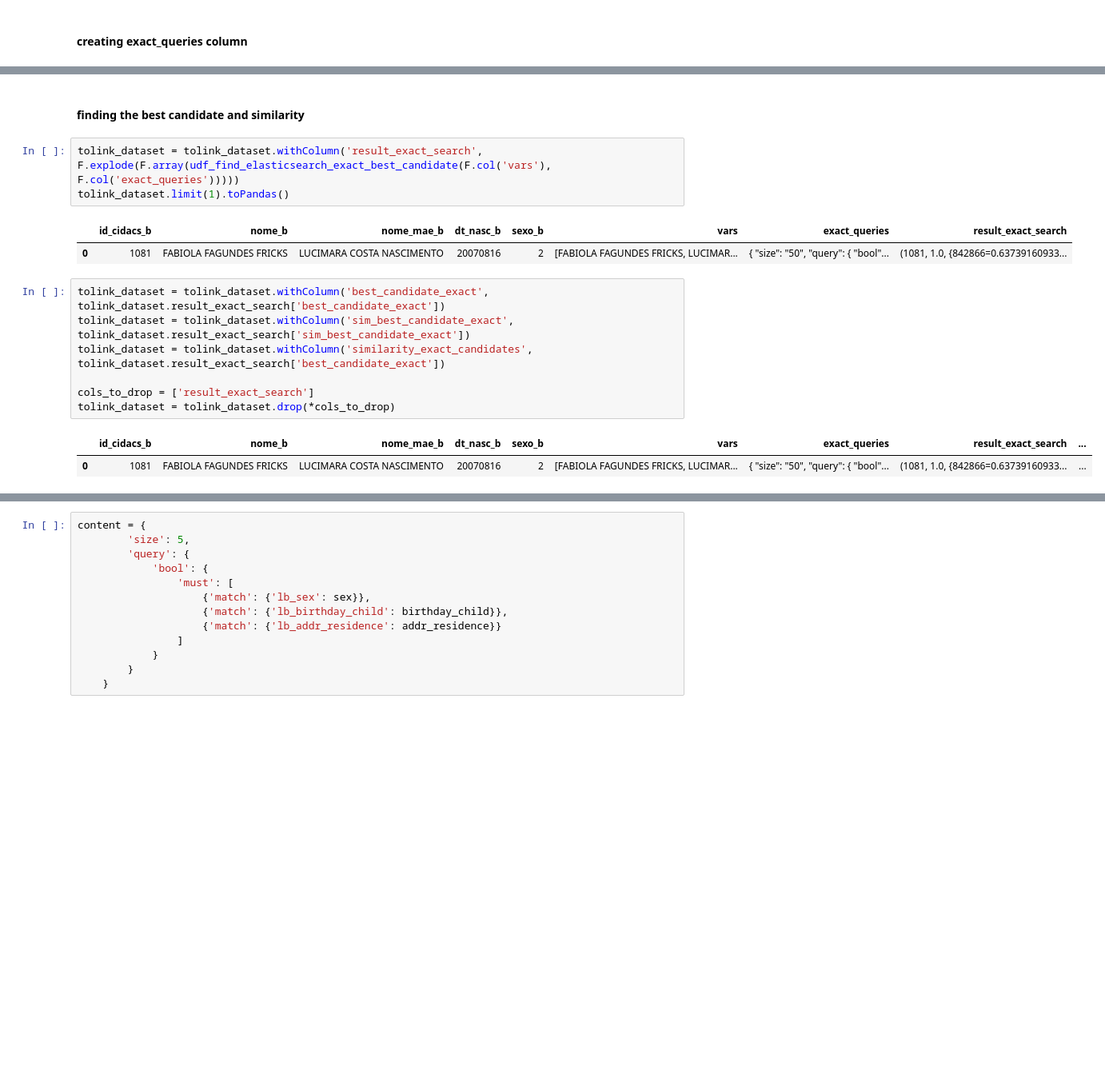
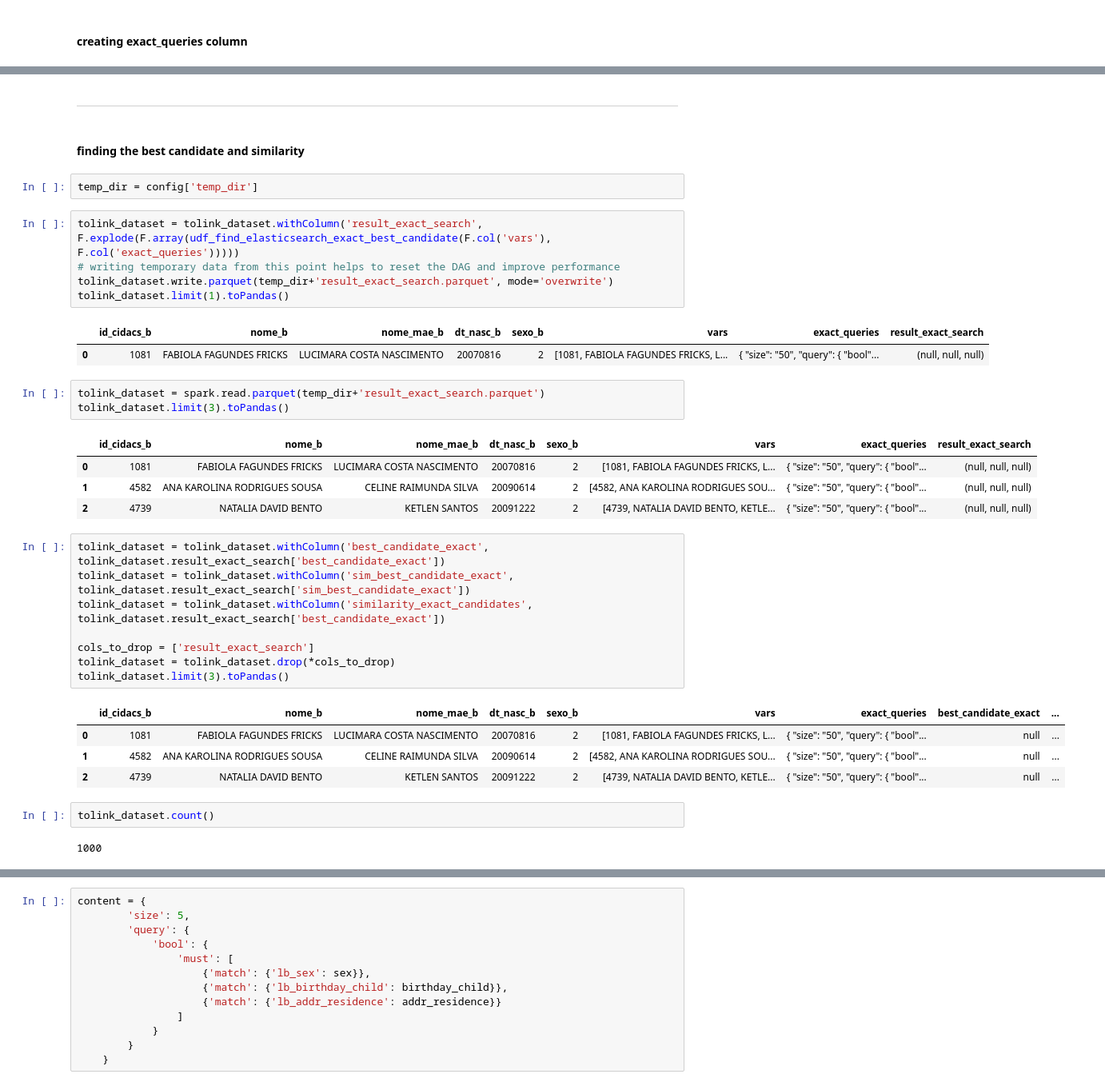
Before and after one commit to pierrepita/fully-distributed-cidacs-rl, a Jupyter notebook: cidacs-rl.ipynb, the cells around one changed output, grey strips where cells are left out. Shown at 80% size. Drawn from its saved outputs; the diff is of its cells as text; blank space fills up the shorter version.

```diff
--- a/cidacs-rl.ipynb
+++ b/cidacs-rl.ipynb
@@ -348,18 +398,39 @@ tolink_dataset.limit(3).toPandas()
+# %% [markdown]
+<hr />
 # %% [markdown]
 #### finding the best candidate and similarity
+# %%
+temp_dir = config['temp_dir']
 # %%
 tolink_dataset = tolink_dataset.withColumn('result_exact_search', F.explode(F.array(udf_find_elasticsearch_exact_best_candidate(F.col('vars'), F.col('exact_queries')))))
+# writing temporary data from this point helps to reset the DAG and improve performance
+tolink_dataset.write.parquet(temp_dir+'result_exact_search.parquet', mode='overwrite')
 tolink_dataset.limit(1).toPandas()
 # %% [output]
 |  | id_cidacs_b | nome_b | nome_mae_b | dt_nasc_b | sexo_b | vars | exact_queries | result_exact_search |
-| 0 | 1081 | FABIOLA FAGUNDES FRICKS | LUCIMARA COSTA NASCIMENTO | 20070816 | 2 | [FABIOLA FAGUNDES FRICKS, LUCIMAR... | { "size": "50", "query": { "bool"... | (1081, 1.0, {842866=0.63739160933... |
+| 0 | 1081 | FABIOLA FAGUNDES FRICKS | LUCIMARA COSTA NASCIMENTO | 20070816 | 2 | [1081, FABIOLA FAGUNDES FRICKS, L... | { "size": "50", "query": { "bool"... | (null, null, null) |
+# %%
+tolink_dataset = spark.read.parquet(temp_dir+'result_exact_search.parquet')
+tolink_dataset.limit(3).toPandas()
+# %% [output]
+|  | id_cidacs_b | nome_b | nome_mae_b | dt_nasc_b | sexo_b | vars | exact_queries | result_exact_search |
+| 0 | 1081 | FABIOLA FAGUNDES FRICKS | LUCIMARA COSTA NASCIMENTO | 20070816 | 2 | [1081, FABIOLA FAGUNDES FRICKS, L... | { "size": "50", "query": { "bool"... | (null, null, null) |
+| 1 | 4582 | ANA KAROLINA RODRIGUES SOUSA | CELINE RAIMUNDA SILVA | 20090614 | 2 | [4582, ANA KAROLINA RODRIGUES SOU... | { "size": "50", "query": { "bool"... | (null, null, null) |
+| 2 | 4739 | NATALIA DAVID BENTO | KETLEN SANTOS | 20091222 | 2 | [4739, NATALIA DAVID BENTO, KETLE... | { "size": "50", "query": { "bool"... | (null, null, null) |
 # %%
 tolink_dataset = tolink_dataset.withColumn('best_candidate_exact', tolink_dataset.result_exact_search['best_candidate_exact'])
 tolink_dataset = tolink_dataset.withColumn('sim_best_candidate_exact', tolink_dataset.result_exact_search['sim_best_candidate_exact'])
 tolink_dataset = tolink_dataset.withColumn('similarity_exact_candidates', tolink_dataset.result_exact_search['best_candidate_exact'])
 
 cols_to_drop = ['result_exact_search']
 tolink_dataset = tolink_dataset.drop(*cols_to_drop)
+tolink_dataset.limit(3).toPandas()
 # %% [output]
-|  | id_cidacs_b | nome_b | nome_mae_b | dt_nasc_b | sexo_b | vars | exact_queries | result_exact_search | ... |
-| 0 | 1081 | FABIOLA FAGUNDES FRICKS | LUCIMARA COSTA NASCIMENTO | 20070816 | 2 | [FABIOLA FAGUNDES FRICKS, LUCIMAR... | { "size": "50", "query": { "bool"... | (1081, 1.0, {842866=0.63739160933... | ... |
+|  | id_cidacs_b | nome_b | nome_mae_b | dt_nasc_b | sexo_b | vars | exact_queries | best_candidate_exact | ... |
+| 0 | 1081 | FABIOLA FAGUNDES FRICKS | LUCIMARA COSTA NASCIMENTO | 20070816 | 2 | [1081, FABIOLA FAGUNDES FRICKS, L... | { "size": "50", "query": { "bool"... | null | ... |
+| 1 | 4582 | ANA KAROLINA RODRIGUES SOUSA | CELINE RAIMUNDA SILVA | 20090614 | 2 | [4582, ANA KAROLINA RODRIGUES SOU... | { "size": "50", "query": { "bool"... | null | ... |
+| 2 | 4739 | NATALIA DAVID BENTO | KETLEN SANTOS | 20091222 | 2 | [4739, NATALIA DAVID BENTO, KETLE... | { "size": "50", "query": { "bool"... | null | ... |
+# %%
+tolink_dataset.count()
+# %% [output]
+1000
```
Also changed, not shown: parts of 55 cells of this notebook, 1 other file.
